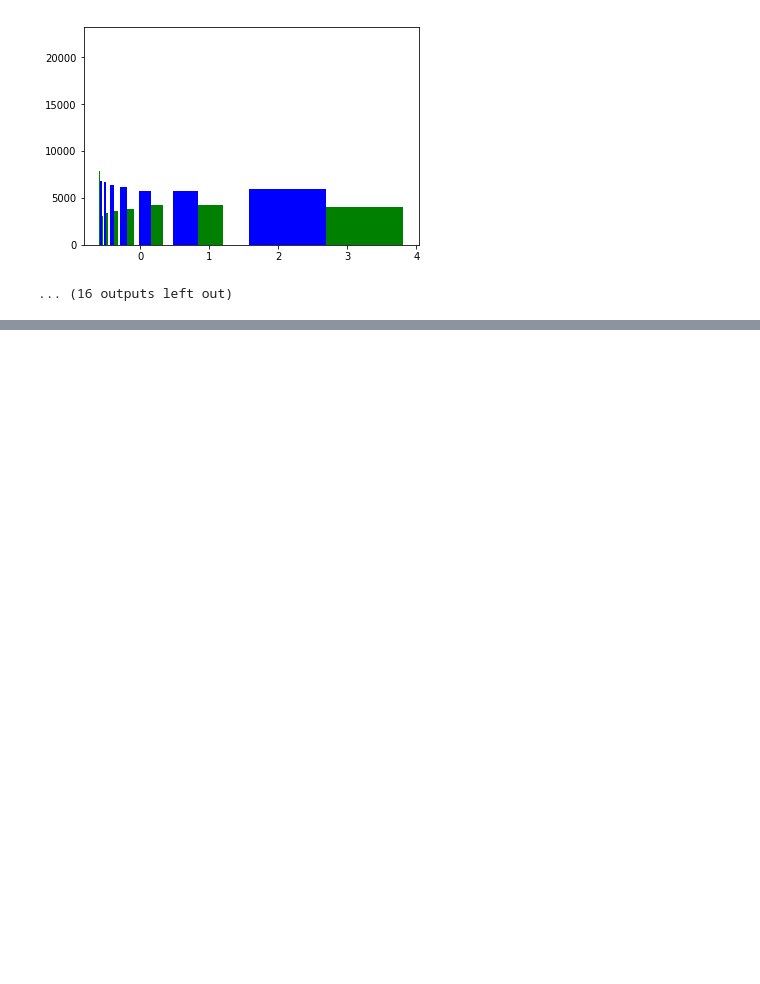
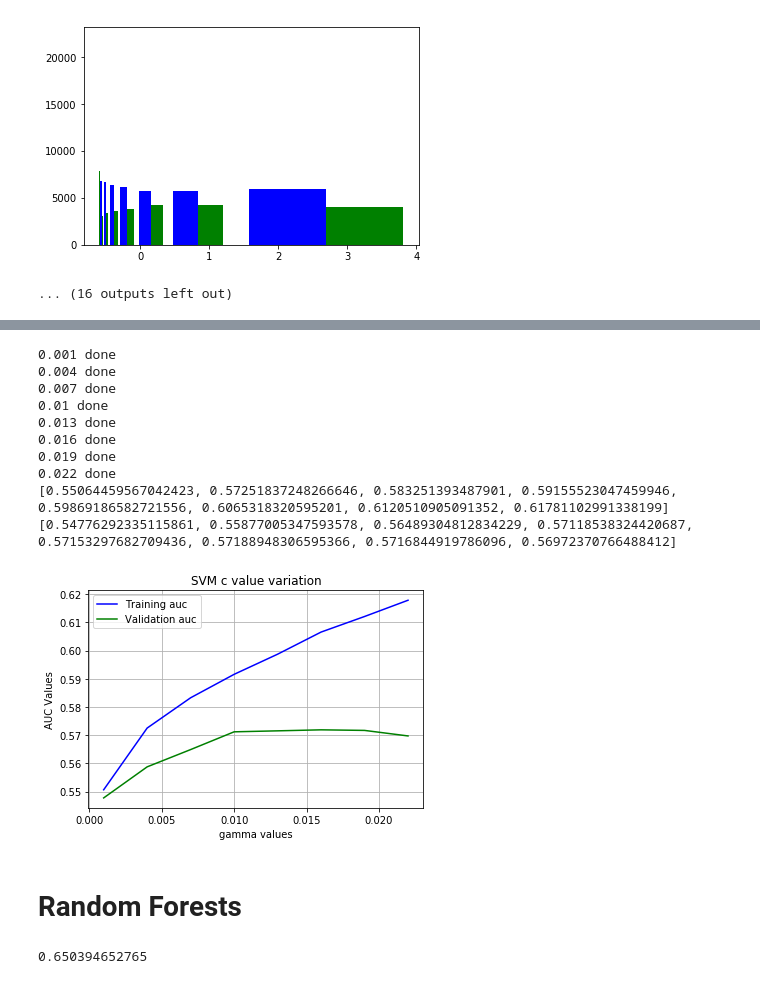
Before and after one commit to ajindal1/ml_cs273_rain_pred, a Jupyter notebook: data_scripts/data_bins.ipynb, the cells around one changed output, grey strips where cells are left out. Saved outputs shown, nothing was run; the diff lists cells and outputs as text; code cells hidden in the pictures; blank space fills up the shorter version.

```diff
--- a/data_scripts/data_bins.ipynb
+++ b/data_scripts/data_bins.ipynb
@@ -63,0 +181,41 @@ Graph for Feature:  6
+# %%
+gamma=[0.001, 0.004, 0.007, 0.01,0.013,0.016, 0.019,0.022]
+tr_auc=[]
+val_auc=[]
+for g in gamma:
+    learner = SVC(C=5, kernel='rbf', gamma=g,probability=False, tol=0.001)
+    learner.fit(xtr[:10000],Y[:10000])
+    yh_val=learner.predict(xva[:5000])
+    fpr, tpr, thresholds = metrics.roc_curve(Y_val[:5000], yh_val, pos_label=1)
+    val_auc.append(metrics.auc(fpr, tpr))
+    yh=learner.predict(xtr[:10000])
+    fpr, tpr, thresholds = metrics.roc_curve(Y[:10000], yh, pos_label=1)
+    tr_auc.append(metrics.auc(fpr, tpr))
+    print g ,'done'
+print tr_auc
+print val_auc
+plotAUC('SVM c value variation', (gamma,'gamma values'), (tr_auc, 'Training auc'), (val_auc, 'Validation auc'))
+# %% [output]
+0.001 done
+0.004 done
+0.007 done
+0.01 done
+0.013 done
+0.016 done
+0.019 done
+0.022 done
+[0.55064459567042423, 0.57251837248266646, 0.583251393487901, 0.59155523047459946, 0.59869186582721556, 0.6065318320595201, 0.6120510905091352, 0.61781102991338199]
+[0.54776292335115861, 0.55877005347593578, 0.56489304812834229, 0.57118538324420687, 0.57153297682709436, 0.57188948306595366, 0.5716844919786096, 0.56972370766488412]
+[figure, added]
+# %% [markdown]
+# Random Forests
+# %%
+from sklearn.ensemble import RandomForestClassifier
+learner= RandomForestClassifier(criterion='gini',max_depth=25, max_features='auto', max_leaf_nodes=None,
+                        min_samples_leaf=1, min_samples_split=2, n_estimators=10)
+learner.fit(xtr_p, Y)
+yh_val=learner.predict(xva_p)
+fpr, tpr, thresholds = metrics.roc_curve(Y_val, yh_val, pos_label=1)
+print metrics.auc(fpr, tpr)
+# %% [output]
+0.650394652765
```
Also changed, not shown: parts of 28 cells of this notebook, 1 other file.
